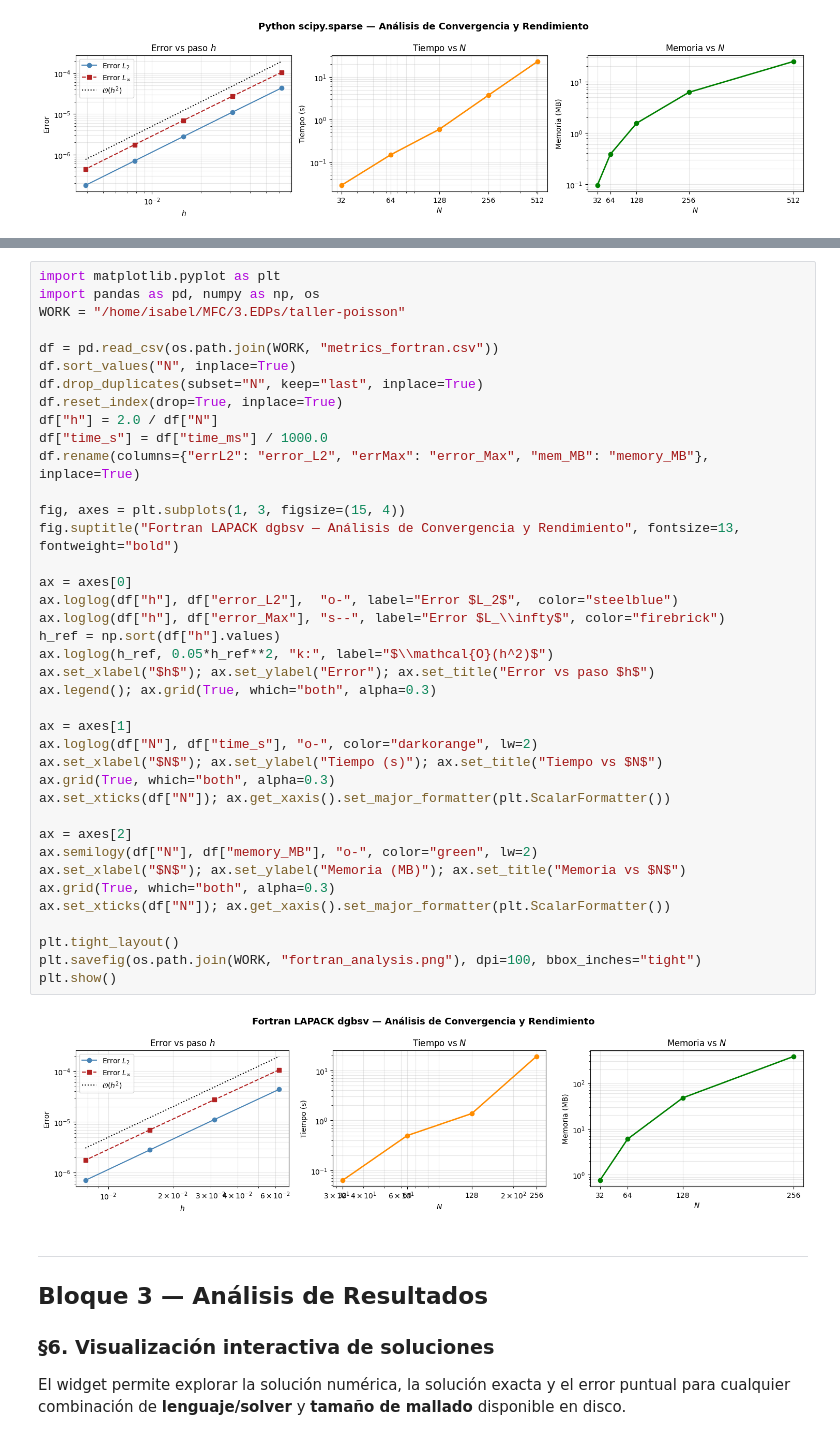
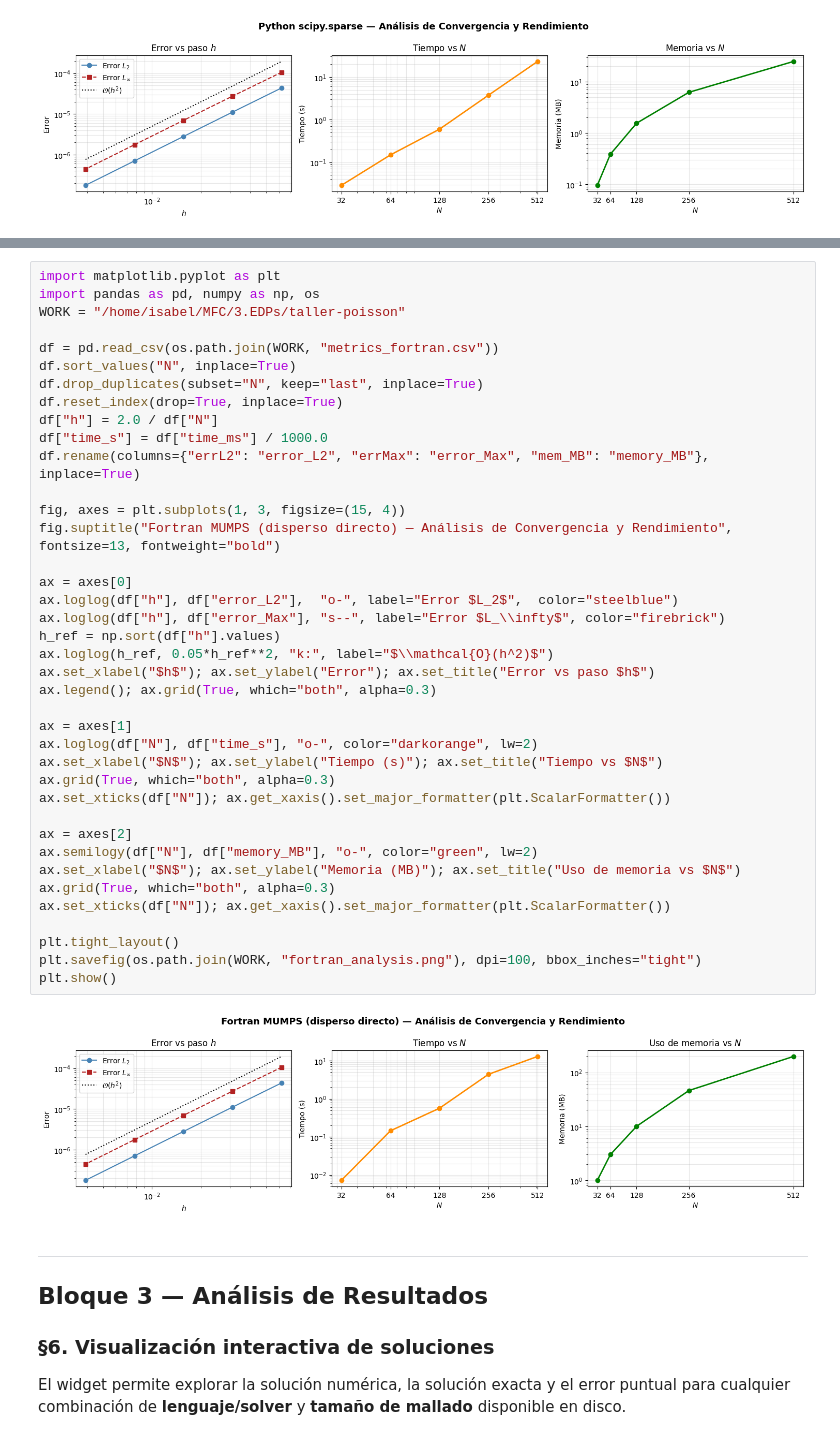
Before and after one commit to isabelnieto900/MFC, a Jupyter notebook: 3.EDPs/taller-poisson/poisson_organizado.ipynb, the cells around one changed output, grey strips where cells are left out. Drawn from its saved outputs; the diff is of its cells as text.

Commit message:
cambio algoritmo fortran

```diff
--- a/3.EDPs/taller-poisson/poisson_organizado.ipynb
+++ b/3.EDPs/taller-poisson/poisson_organizado.ipynb
@@ -431,36 +444,36 @@ df.drop_duplicates(subset="N", keep="last", inplace=True)
 df.reset_index(drop=True, inplace=True)
 df["h"] = 2.0 / df["N"]
 df["time_s"] = df["time_ms"] / 1000.0
 df.rename(columns={"errL2": "error_L2", "errMax": "error_Max", "mem_MB": "memory_MB"}, inplace=True)
 
 fig, axes = plt.subplots(1, 3, figsize=(15, 4))
-fig.suptitle("Fortran LAPACK dgbsv — Análisis de Convergencia y Rendimiento", fontsize=13, fontweight="bold")
+fig.suptitle("Fortran MUMPS (disperso directo) — Análisis de Convergencia y Rendimiento", fontsize=13, fontweight="bold")
 
 ax = axes[0]
 ax.loglog(df["h"], df["error_L2"],  "o-", label="Error $L_2$",  color="steelblue")
 ax.loglog(df["h"], df["error_Max"], "s--", label="Error $L_\\infty$", color="firebrick")
 h_ref = np.sort(df["h"].values)
 ax.loglog(h_ref, 0.05*h_ref**2, "k:", label="$\\mathcal{O}(h^2)$")
 ax.set_xlabel("$h$"); ax.set_ylabel("Error"); ax.set_title("Error vs paso $h$")
 ax.legend(); ax.grid(True, which="both", alpha=0.3)
 
 ax = axes[1]
 ax.loglog(df["N"], df["time_s"], "o-", color="darkorange", lw=2)
 ax.set_xlabel("$N$"); ax.set_ylabel("Tiempo (s)"); ax.set_title("Tiempo vs $N$")
 ax.grid(True, which="both", alpha=0.3)
 ax.set_xticks(df["N"]); ax.get_xaxis().set_major_formatter(plt.ScalarFormatter())
 
 ax = axes[2]
 ax.semilogy(df["N"], df["memory_MB"], "o-", color="green", lw=2)
-ax.set_xlabel("$N$"); ax.set_ylabel("Memoria (MB)"); ax.set_title("Memoria vs $N$")
+ax.set_xlabel("$N$"); ax.set_ylabel("Memoria (MB)"); ax.set_title("Uso de memoria vs $N$")
 ax.grid(True, which="both", alpha=0.3)
 ax.set_xticks(df["N"]); ax.get_xaxis().set_major_formatter(plt.ScalarFormatter())
 
 plt.tight_layout()
 plt.savefig(os.path.join(WORK, "fortran_analysis.png"), dpi=100, bbox_inches="tight")
 plt.show()
 # %% [output]
-[figure, old version]
+[figure, new version]
 # %% [markdown]
 ---
 
```
Also changed, not shown: parts of 6 cells of this notebook, 8 other files.
